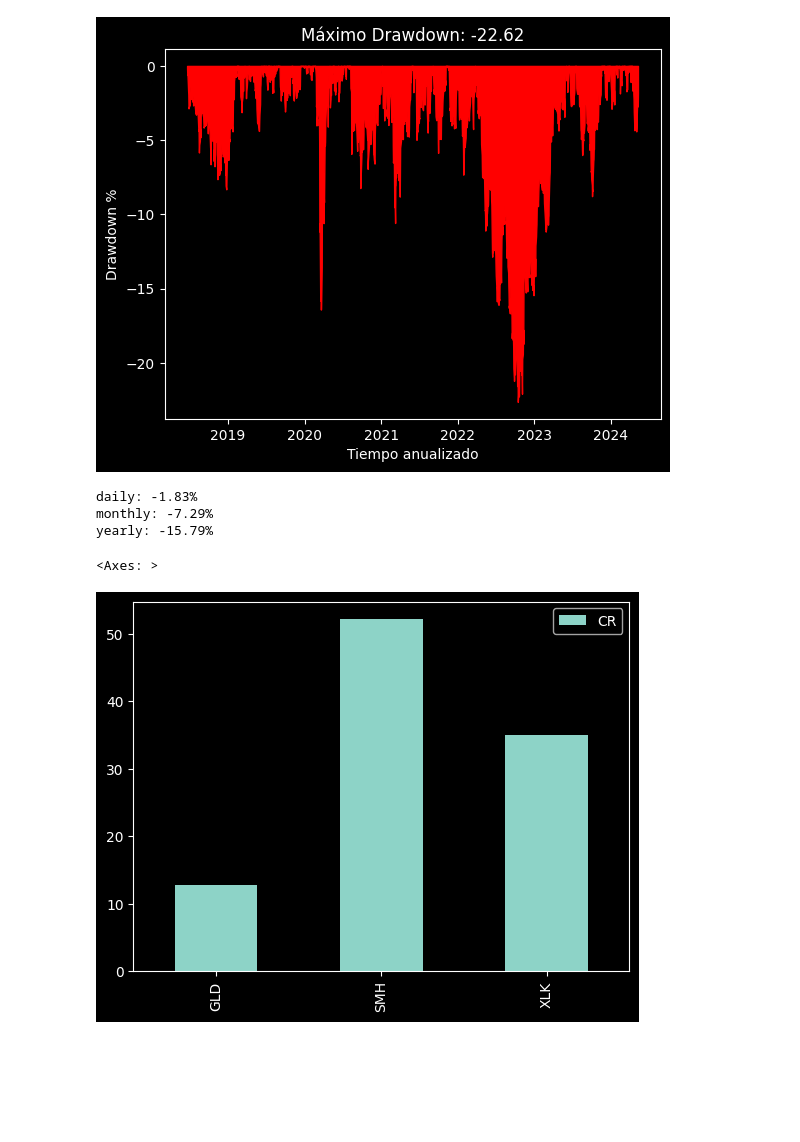
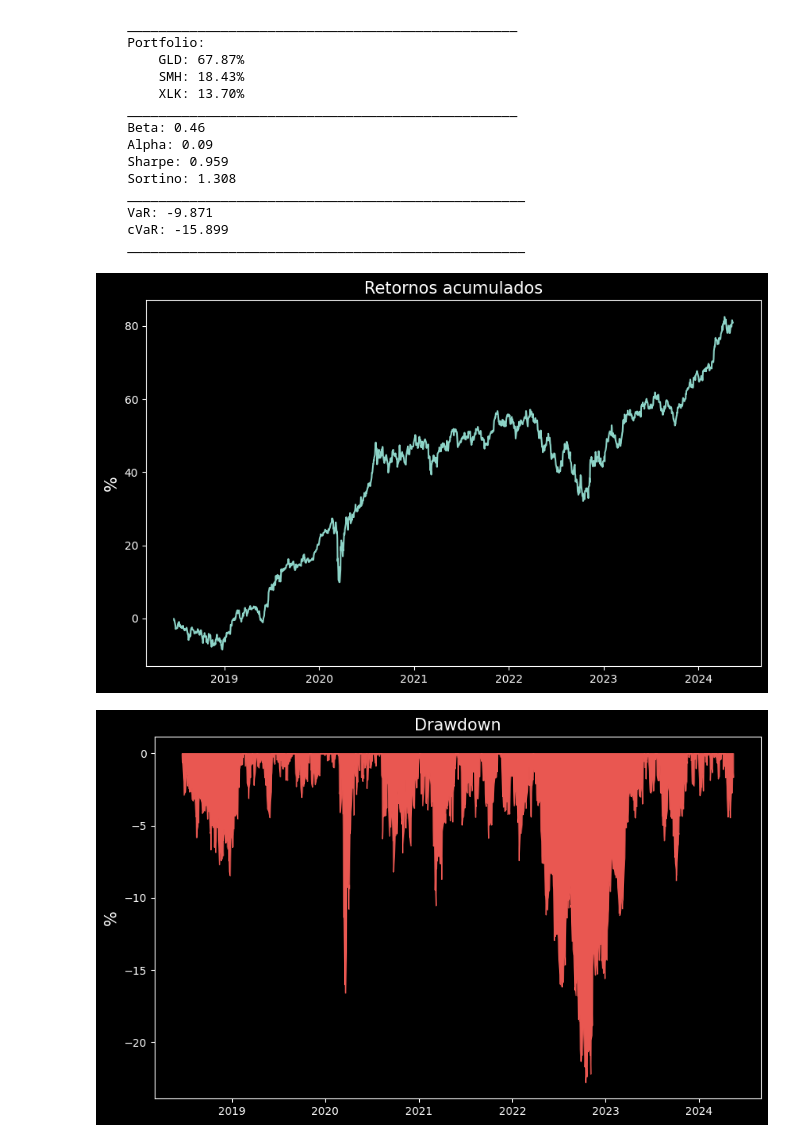
Before and after one commit to ajmtrz/proyectos_varios, a Jupyter notebook: SAA_MV_CAMP.ipynb, the cells around one changed output. Cells and saved outputs as stored; diff of their text form; code cells hidden in the pictures; blank space fills up the shorter version.

Commit message:
función backtest completa

```diff
--- a/SAA_MV_CAMP.ipynb
+++ b/SAA_MV_CAMP.ipynb
@@ -117,31 +96,20 @@ Ratio de Sortino: 1.3055579528561203
-# %%
-portfolio_drawdown = drawdown_function(df_port)
-max_portfolio_drawdown = np.min(portfolio_drawdown) * 100
-plt.fill_between(portfolio_drawdown.index, portfolio_drawdown.iloc[:, 0] * 100, color='red')
-plt.title(f"Máximo Drawdown: {max_portfolio_drawdown:.2f}")
-plt.ylabel("Drawdown %")
-plt.xlabel("Tiempo anualizado")
-plt.show()
-# %% [output]
-[figure, removed]
-# %%
-# Calcular el VaR (Value at Risk)
-print("daily:", f"{(cVaR_function(0.05, df_port.mean(), df_port.std())*100.):.2f}%")
-print("monthly:", f"{(cVaR_function(0.05, df_port.mean()*20, df_port.std()*np.sqrt(20))*100.):.2f}%")
-print("yearly:", f"{(cVaR_function(0.05, df_port.mean()*252, df_port.std()*np.sqrt(252))*100.):.2f}%")
-# %% [output]
-daily: -1.83%
-monthly: -7.29%
-yearly: -15.79%
-# %%
-# Calcular la Contribución al Riesgo de cada activo de la cartera
-df_cr = pd.DataFrame(data=CR_function(df_weights,
-                                      df_portfolio[df_weights.index.to_list()],
-                                      df_index),
-                     columns=["CR"],
-                     index=df_weights.index
-                    ) * 100.
-df_cr.plot(kind='bar')
-# %% [output]
-<Axes: >
-[figure, removed]
+# %%
+# Todo en una sola función
+backtest_function(df_weights, df_portfolio, df_index)
+# %% [output]
+    __________________________________________________
+    Portfolio:
+        GLD: 67.87%
+        SMH: 18.43%
+        XLK: 13.70%
+    __________________________________________________
+    Beta: 0.46
+    Alpha: 0.09
+    Sharpe: 0.959
+    Sortino: 1.308
+    ___________________________________________________
+    VaR: -9.871
+    cVaR: -15.899
+    ___________________________________________________
+[figure, added]
+[figure, added]
```
Also changed, not shown: parts of 8 cells of this notebook, 1 other file.
